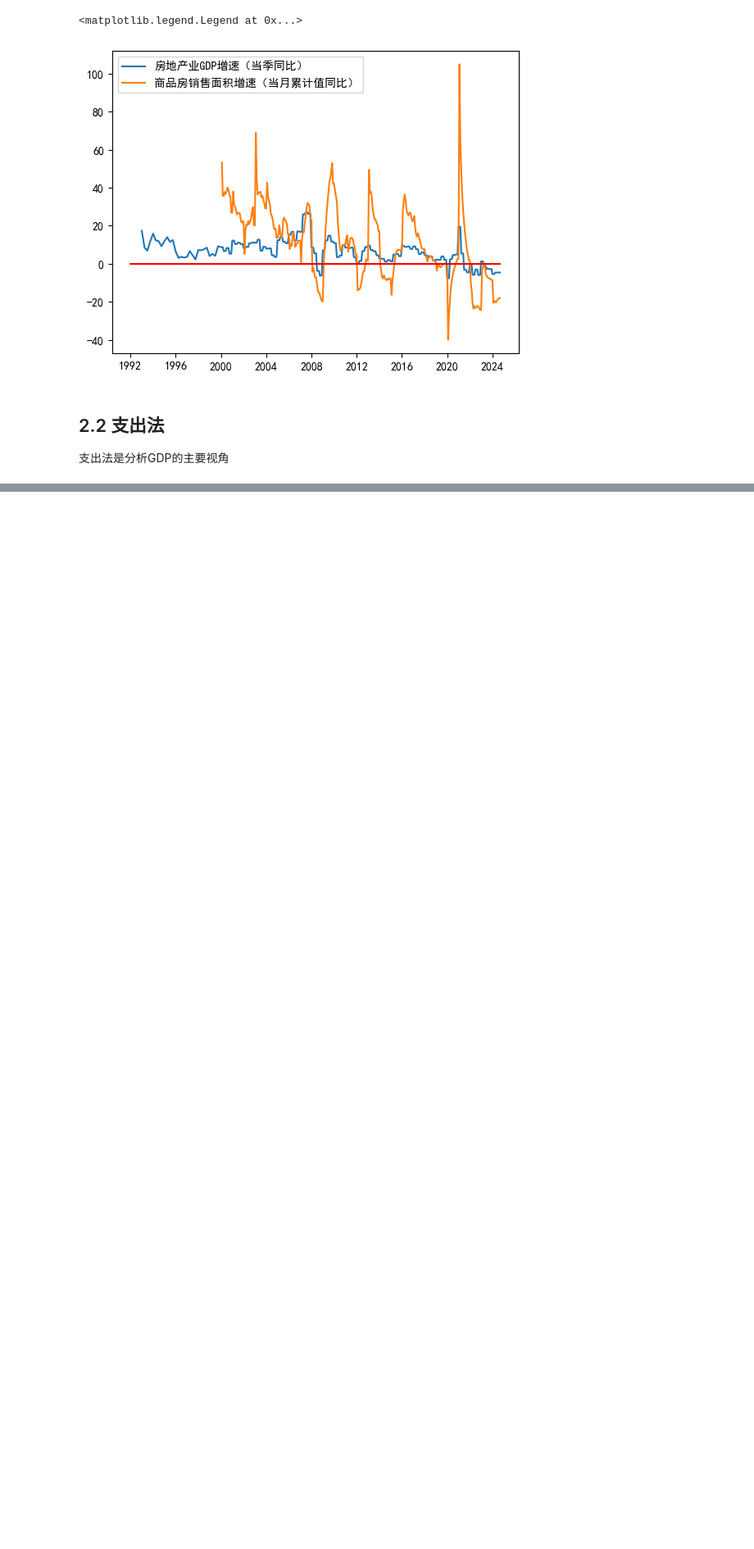
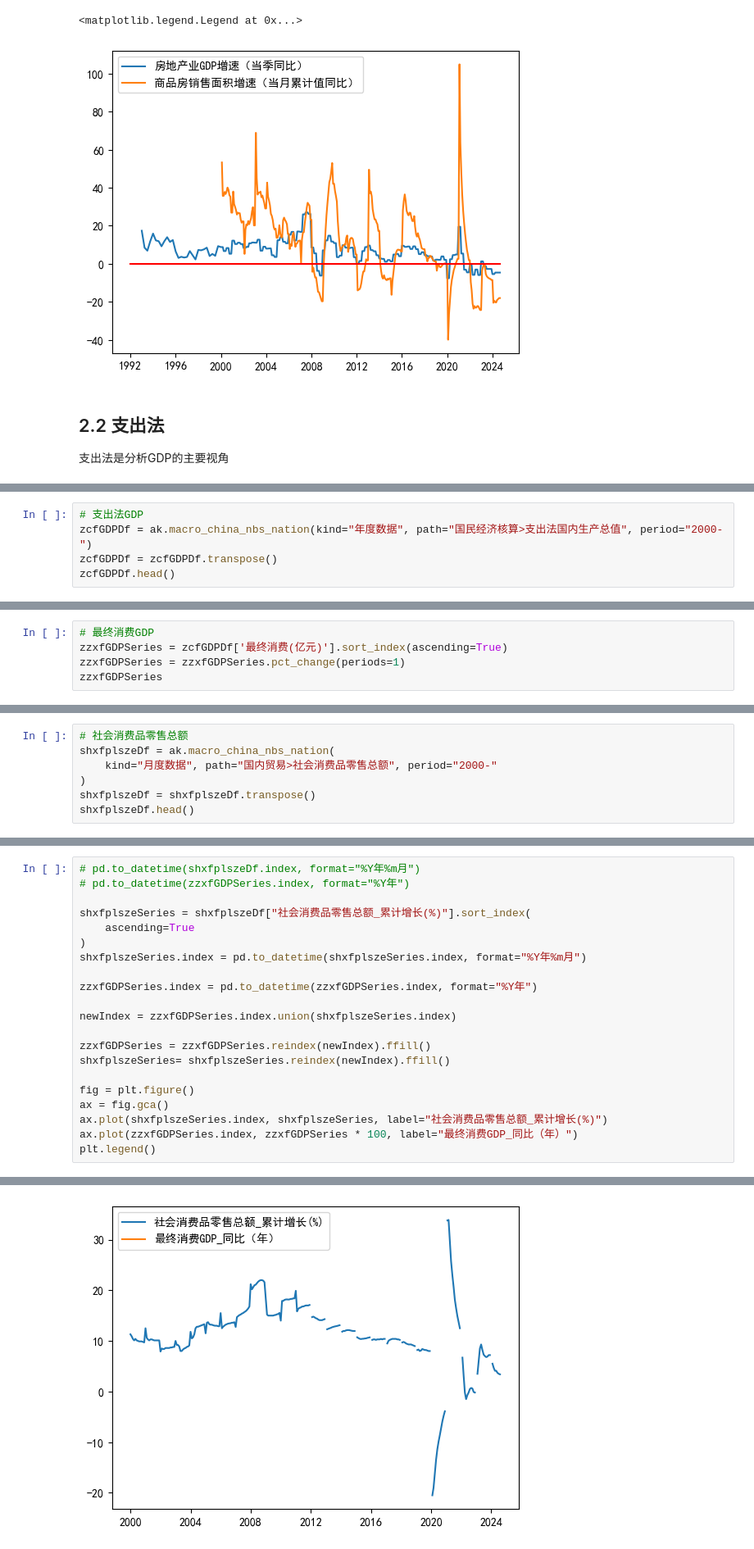
Before and after one commit to kampfer/various-data, a Jupyter notebook: src/researches/jupyter/gdp.ipynb, the cells around one changed output, grey strips where cells are left out. Shown at 82% size. Saved outputs shown, nothing was run; the diff lists cells and outputs as text; blank space fills up the shorter version.

```diff
--- a/src/researches/jupyter/gdp.ipynb
+++ b/src/researches/jupyter/gdp.ipynb
@@ -567,0 +632,5 @@ plt.legend()
+# %%
+# 支出法GDP
+zcfGDPDf = ak.macro_china_nbs_nation(kind="年度数据", path="国民经济核算>支出法国内生产总值", period="2000-")
+zcfGDPDf = zcfGDPDf.transpose()
+zcfGDPDf.head()
@@ -567,0 +644,5 @@ plt.legend()
+# %%
+# 最终消费GDP
+zzxfGDPSeries = zcfGDPDf['最终消费(亿元)'].sort_index(ascending=True)
+zzxfGDPSeries = zzxfGDPSeries.pct_change(periods=1)
+zzxfGDPSeries
@@ -567,0 +667,7 @@ plt.legend()
+# %%
+# 社会消费品零售总额
+shxfplszeDf = ak.macro_china_nbs_nation(
+    kind="月度数据", path="国内贸易>社会消费品零售总额", period="2000-"
+)
+shxfplszeDf = shxfplszeDf.transpose()
+shxfplszeDf.head()
@@ -567,0 +681,22 @@ plt.legend()
+# %%
+# pd.to_datetime(shxfplszeDf.index, format="%Y年%m月")
+# pd.to_datetime(zzxfGDPSeries.index, format="%Y年")
+
+shxfplszeSeries = shxfplszeDf["社会消费品零售总额_累计增长(%)"].sort_index(
+    ascending=True
+)
+shxfplszeSeries.index = pd.to_datetime(shxfplszeSeries.index, format="%Y年%m月")
+
+zzxfGDPSeries.index = pd.to_datetime(zzxfGDPSeries.index, format="%Y年")
+
+newIndex = zzxfGDPSeries.index.union(shxfplszeSeries.index)
+
+zzxfGDPSeries = zzxfGDPSeries.reindex(newIndex).ffill()
+shxfplszeSeries= shxfplszeSeries.reindex(newIndex).ffill()
+
+fig = plt.figure()
+ax = fig.gca()
+ax.plot(shxfplszeSeries.index, shxfplszeSeries, label="社会消费品零售总额_累计增长(%)")
+ax.plot(zzxfGDPSeries.index, zzxfGDPSeries * 100, label="最终消费GDP_同比（年）")
+plt.legend()
+# %% [output]
@@ -567,0 +704 @@ plt.legend()
+[figure, added]
```
Also changed, not shown: parts of 11 cells of this notebook.
